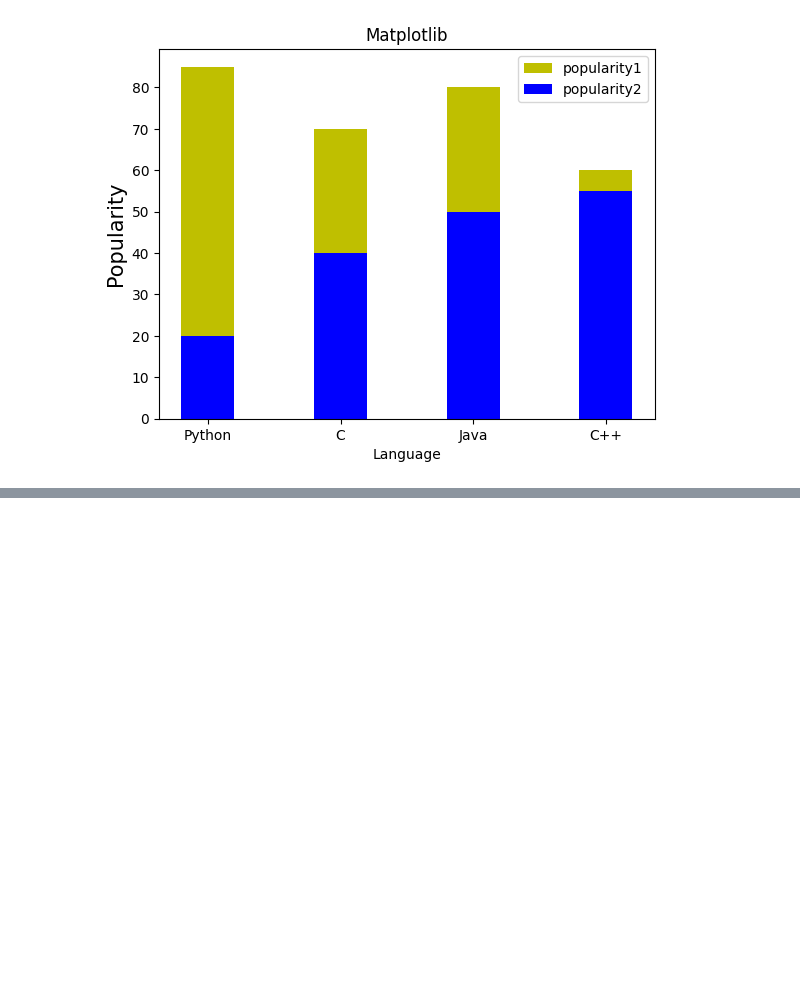
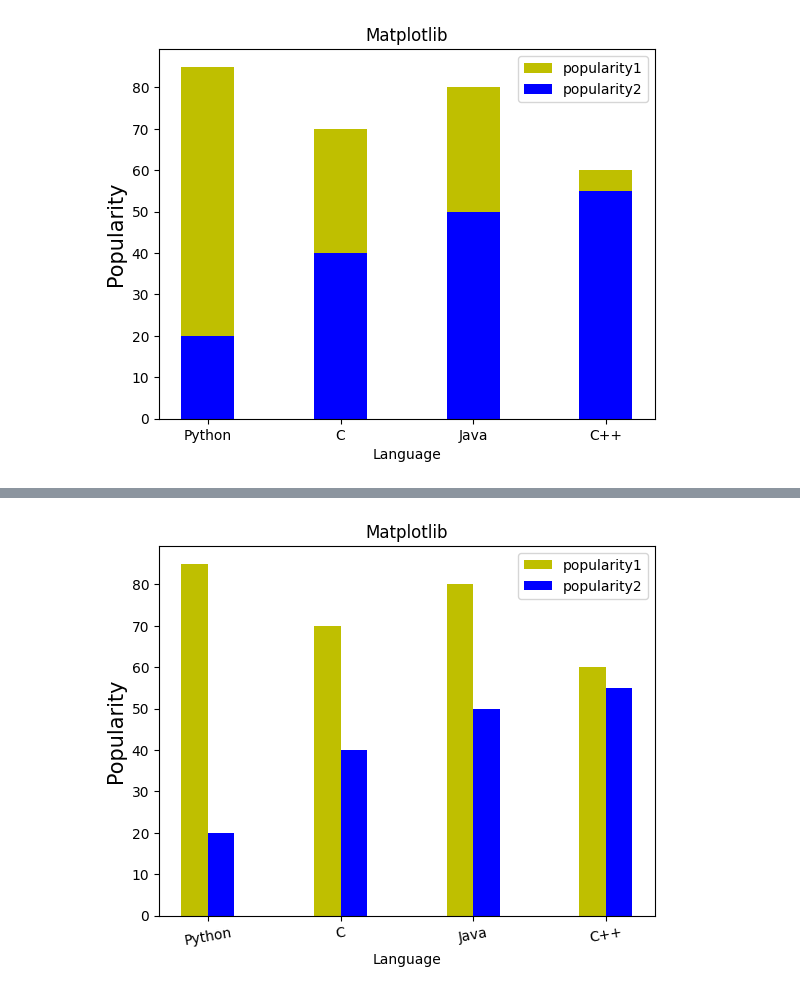
Before and after one commit to Amjadali168/Matplotlib, a Jupyter notebook: bar_plot.ipynb, the cells around one changed output, grey strips where cells are left out. Cells and saved outputs as stored; diff of their text form; code cells hidden in the pictures; blank space fills up the shorter version.

```diff
--- a/bar_plot.ipynb
+++ b/bar_plot.ipynb
@@ -51,0 +53,23 @@ plt.show()
+# %%
+import numpy as np
+
+x = ['Python','C','Java','C++']
+y = [85,70,80,60]
+z = [20,40,50,55]
+
+width = 0.2
+p = np.arange(len(x))
+p1 = [j+ width for j in p]
+
+plt.title('Matplotlib')
+plt.xlabel('Language',fontsize=10)
+plt.ylabel('Popularity',fontsize=15)
+
+plt.bar(p,y,color="y",width=0.2,label="popularity1")
+plt.bar(p1,z,color="b",width=0.2,label="popularity2")
+
+plt.xticks(p+width/2, x, rotation=10)
+plt.legend()
+plt.show()
+# %% [output]
+[figure, added]
```
Also changed, not shown: parts of 1 cell of this notebook.
